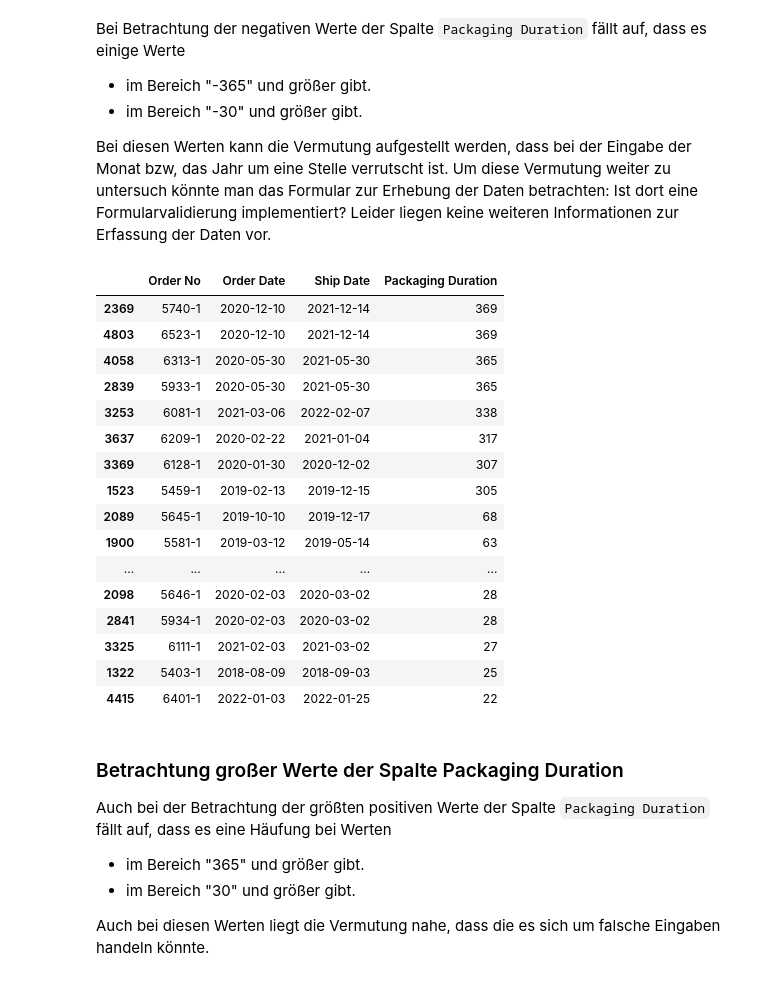
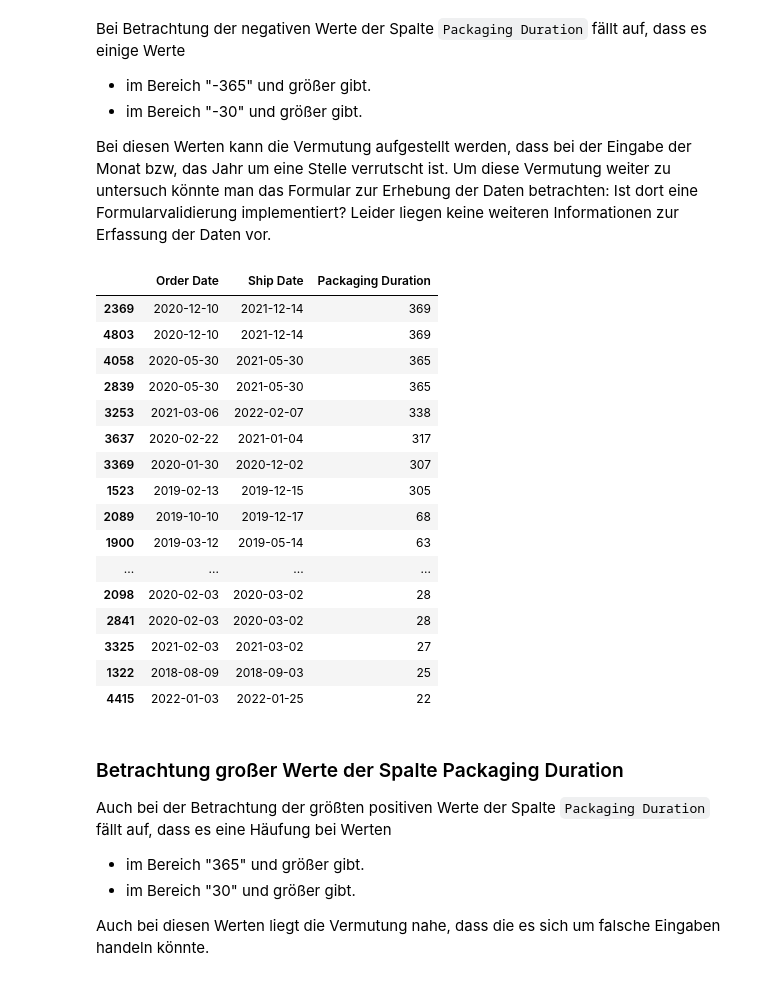
Before and after one commit to SchierleLukas/programming-for-datascience, a Jupyter notebook: notebooks/project.ipynb, the cells around one changed output. Drawn from its saved outputs; the diff is of its cells as text; code cells hidden in the pictures.

```diff
--- a/notebooks/project.ipynb
+++ b/notebooks/project.ipynb
@@ -159,0 +183,3 @@ plt.show()
+# %%
+df.insert(0, 'Unique Id', range(1, len(df) + 1))
+df.head(2)
@@ -559,26 +589,26 @@ Bei diesen Werten kann die Vermutung aufgestellt werden, dass bei der Eingabe de
 Um diese Vermutung weiter zu untersuch könnte man das Formular zur Erhebung der Daten betrachten: Ist dort eine Formularvalidierung implementiert?
 Leider liegen keine weiteren Informationen zur Erfassung der Daten vor.
 # %%
-subset_df = df.loc[:, ['Order No', 'Order Date', 'Ship Date', 'Packaging Duration']].sort_values(by='Packaging Duration', ascending=False)
+subset_df = df.loc[:, ['Order Date', 'Ship Date', 'Packaging Duration']].sort_values(by='Packaging Duration', ascending=False)
 subset_df.head(30)
 # %% [output]
-|  | Order No | Order Date | Ship Date | Packaging Duration |
-| 2369 | 5740-1 | 2020-12-10 | 2021-12-14 | 369 |
-| 4803 | 6523-1 | 2020-12-10 | 2021-12-14 | 369 |
-| 4058 | 6313-1 | 2020-05-30 | 2021-05-30 | 365 |
-| 2839 | 5933-1 | 2020-05-30 | 2021-05-30 | 365 |
-| 3253 | 6081-1 | 2021-03-06 | 2022-02-07 | 338 |
-| 3637 | 6209-1 | 2020-02-22 | 2021-01-04 | 317 |
-| 3369 | 6128-1 | 2020-01-30 | 2020-12-02 | 307 |
-| 1523 | 5459-1 | 2019-02-13 | 2019-12-15 | 305 |
-| 2089 | 5645-1 | 2019-10-10 | 2019-12-17 | 68 |
-| 1900 | 5581-1 | 2019-03-12 | 2019-05-14 | 63 |
-| ... | ... | ... | ... | ... |
-| 2098 | 5646-1 | 2020-02-03 | 2020-03-02 | 28 |
-| 2841 | 5934-1 | 2020-02-03 | 2020-03-02 | 28 |
-| 3325 | 6111-1 | 2021-02-03 | 2021-03-02 | 27 |
-| 1322 | 5403-1 | 2018-08-09 | 2018-09-03 | 25 |
-| 4415 | 6401-1 | 2022-01-03 | 2022-01-25 | 22 |
+|  | Order Date | Ship Date | Packaging Duration |
+| 2369 | 2020-12-10 | 2021-12-14 | 369 |
+| 4803 | 2020-12-10 | 2021-12-14 | 369 |
+| 4058 | 2020-05-30 | 2021-05-30 | 365 |
+| 2839 | 2020-05-30 | 2021-05-30 | 365 |
+| 3253 | 2021-03-06 | 2022-02-07 | 338 |
+| 3637 | 2020-02-22 | 2021-01-04 | 317 |
+| 3369 | 2020-01-30 | 2020-12-02 | 307 |
+| 1523 | 2019-02-13 | 2019-12-15 | 305 |
+| 2089 | 2019-10-10 | 2019-12-17 | 68 |
+| 1900 | 2019-03-12 | 2019-05-14 | 63 |
+| ... | ... | ... | ... |
+| 2098 | 2020-02-03 | 2020-03-02 | 28 |
+| 2841 | 2020-02-03 | 2020-03-02 | 28 |
+| 3325 | 2021-02-03 | 2021-03-02 | 27 |
+| 1322 | 2018-08-09 | 2018-09-03 | 25 |
+| 4415 | 2022-01-03 | 2022-01-25 | 22 |
 # %% [markdown]
 ### Betrachtung großer Werte der Spalte Packaging Duration
 
```
Also changed, not shown: parts of 14 cells of this notebook.
